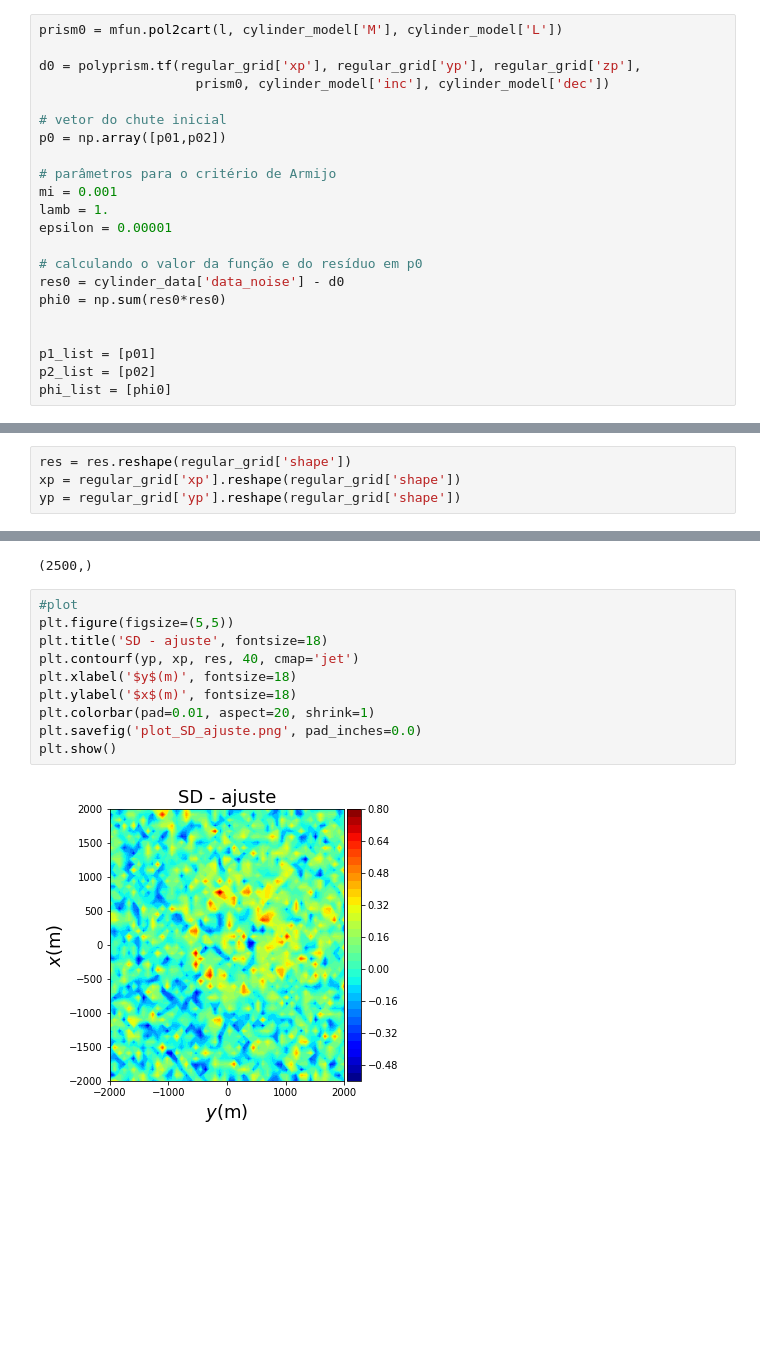
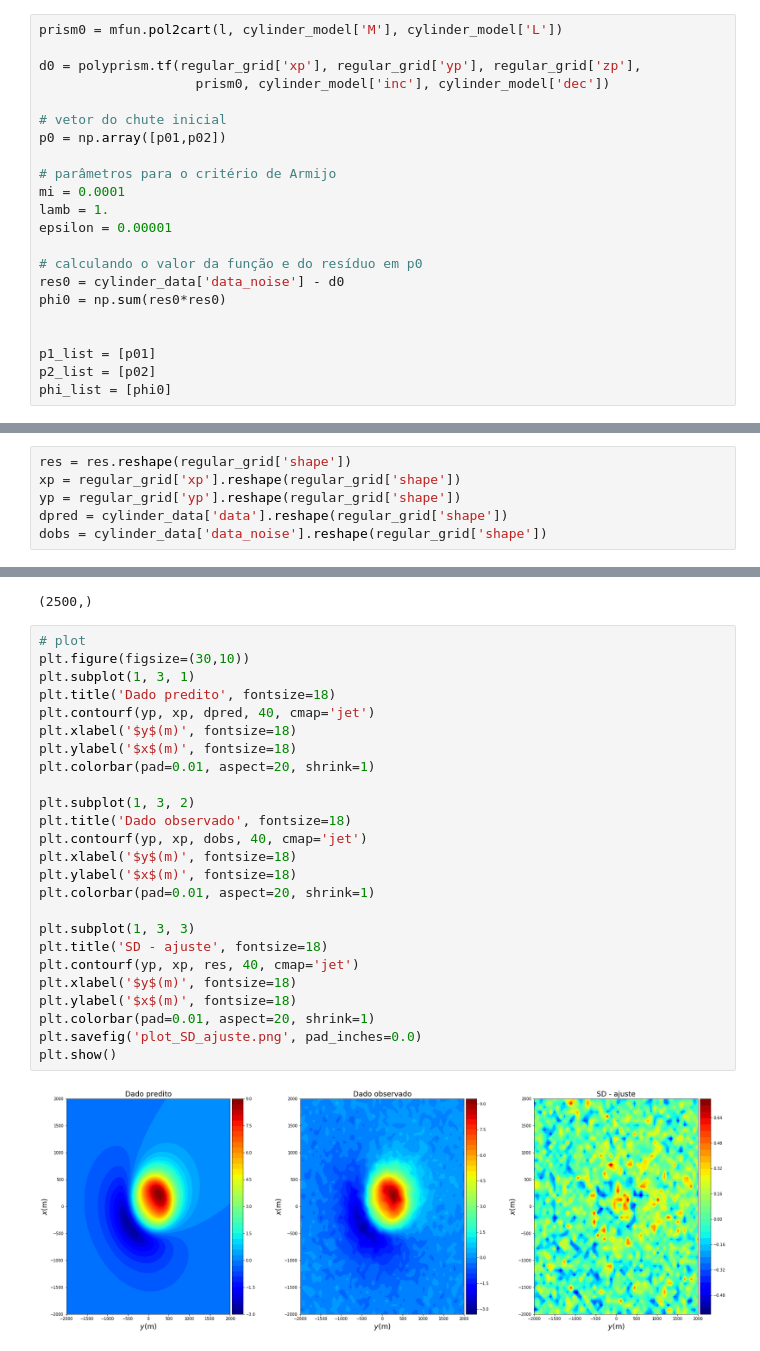
Before and after one commit to leobvital/non-linear-inversion, a Jupyter notebook: steepest_descent_geofisica.ipynb, the cells around one changed output, grey strips where cells are left out. Cells and saved outputs as stored; diff of their text form; blank space fills up the shorter version.

Commit message:
algoritmo rodando no problema da base como parâmetro e plots dos ajustes

```diff
--- a/steepest_descent_geofisica.ipynb
+++ b/steepest_descent_geofisica.ipynb
@@ -229,7 +229,7 @@ d0 = polyprism.tf(regular_grid['xp'], regular_grid['yp'], regular_grid['zp'],
 p0 = np.array([p01,p02])
 
 # parâmetros para o critério de Armijo
-mi = 0.001
+mi = 0.0001
 lamb = 1.
 epsilon = 0.00001
 
@@ -322,6 +322,8 @@ plt.show()
 res = res.reshape(regular_grid['shape'])
 xp = regular_grid['xp'].reshape(regular_grid['shape'])
 yp = regular_grid['yp'].reshape(regular_grid['shape'])
+dpred = cylinder_data['data'].reshape(regular_grid['shape'])
+dobs = cylinder_data['data_noise'].reshape(regular_grid['shape'])
 # %%
 res.shape
 # %% [output]
@@ -331,14 +333,29 @@ regular_grid['xp'].shape
 # %% [output]
 (2500,)
 # %%
-#plot
-plt.figure(figsize=(5,5))
+# plot
+plt.figure(figsize=(30,10))
+plt.subplot(1, 3, 1)
+plt.title('Dado predito', fontsize=18)
+plt.contourf(yp, xp, dpred, 40, cmap='jet')
+plt.xlabel('$y$(m)', fontsize=18)
+plt.ylabel('$x$(m)', fontsize=18)
+plt.colorbar(pad=0.01, aspect=20, shrink=1)
+
+plt.subplot(1, 3, 2)
+plt.title('Dado observado', fontsize=18)
+plt.contourf(yp, xp, dobs, 40, cmap='jet')
+plt.xlabel('$y$(m)', fontsize=18)
+plt.ylabel('$x$(m)', fontsize=18)
+plt.colorbar(pad=0.01, aspect=20, shrink=1)
+
+plt.subplot(1, 3, 3)
 plt.title('SD - ajuste', fontsize=18)
 plt.contourf(yp, xp, res, 40, cmap='jet')
 plt.xlabel('$y$(m)', fontsize=18)
 plt.ylabel('$x$(m)', fontsize=18)
 plt.colorbar(pad=0.01, aspect=20, shrink=1)
 plt.savefig('plot_SD_ajuste.png', pad_inches=0.0)
 plt.show()
 # %% [output]
-[figure, old version]
+[figure, new version]
```
Also changed, not shown: parts of 3 cells of this notebook, 25 other files.
